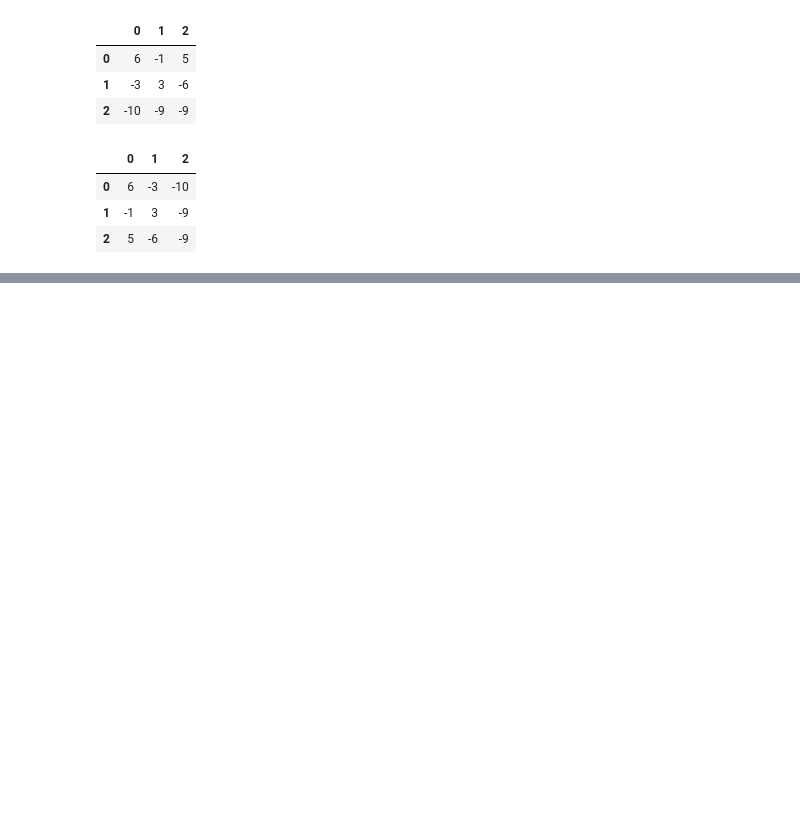
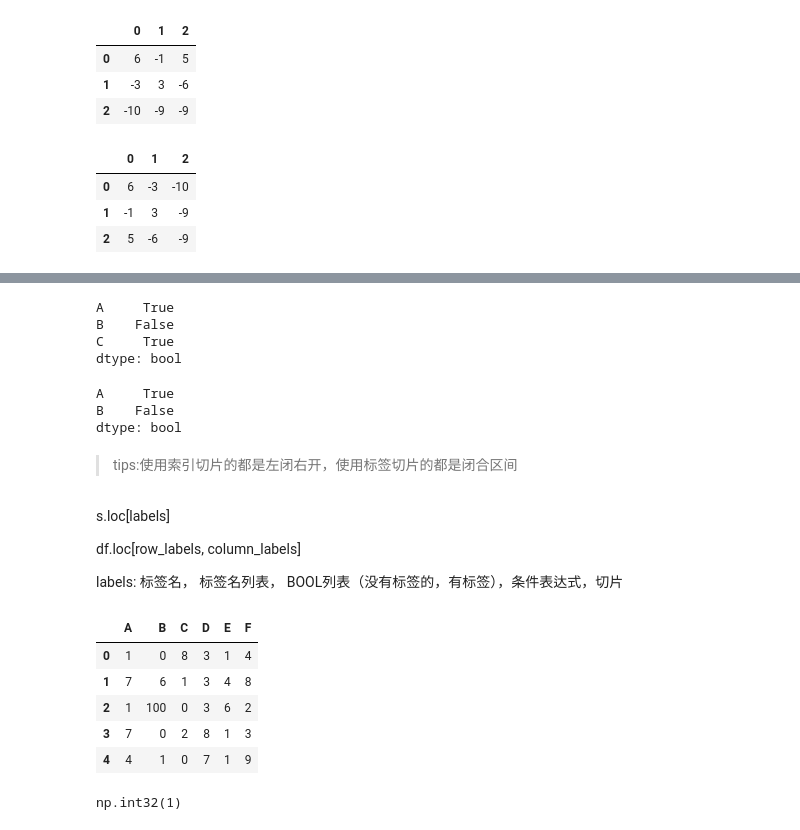
Before and after one commit to Leecoin49/StudyNote, a Jupyter notebook: LLM/AILLM_Luffy/1.Python/第20章Pandas/1.pandas核心数据类型.ipynb, the cells around one changed output, grey strips where cells are left out. Cells and saved outputs as stored; diff of their text form; code cells hidden in the pictures; blank space fills up the shorter version.

```diff
--- a/LLM/AILLM_Luffy/1.Python/第20章Pandas/1.pandas核心数据类型.ipynb
+++ b/LLM/AILLM_Luffy/1.Python/第20章Pandas/1.pandas核心数据类型.ipynb
@@ -568,0 +652,34 @@ df.T
+# %%
+s
+# %% [output]
+A     True
+B    False
+C     True
+dtype: bool
+# %%
+s['A': "B"]
+# %% [output]
+A     True
+B    False
+dtype: bool
+# %% [markdown]
+> tips:使用索引切片的都是左闭右开，使用标签切片的都是闭合区间
+# %% [markdown]
+s.loc[labels]
+
+df.loc[row_labels, column_labels]
+
+labels: 标签名， 标签名列表， BOOL列表（没有标签的，有标签），条件表达式，切片
+# %%
+df
+# %% [output]
+|  | A | B | C | D | E | F |
+| 0 | 1 | 0 | 8 | 3 | 1 | 4 |
+| 1 | 7 | 6 | 1 | 3 | 4 | 8 |
+| 2 | 1 | 100 | 0 | 3 | 6 | 2 |
+| 3 | 7 | 0 | 2 | 8 | 1 | 3 |
+| 4 | 4 | 1 | 0 | 7 | 1 | 9 |
+# %%
+df.loc[0, 'A']
+# %% [output]
+np.int32(1)
```
Also changed, not shown: parts of 106 cells of this notebook.
